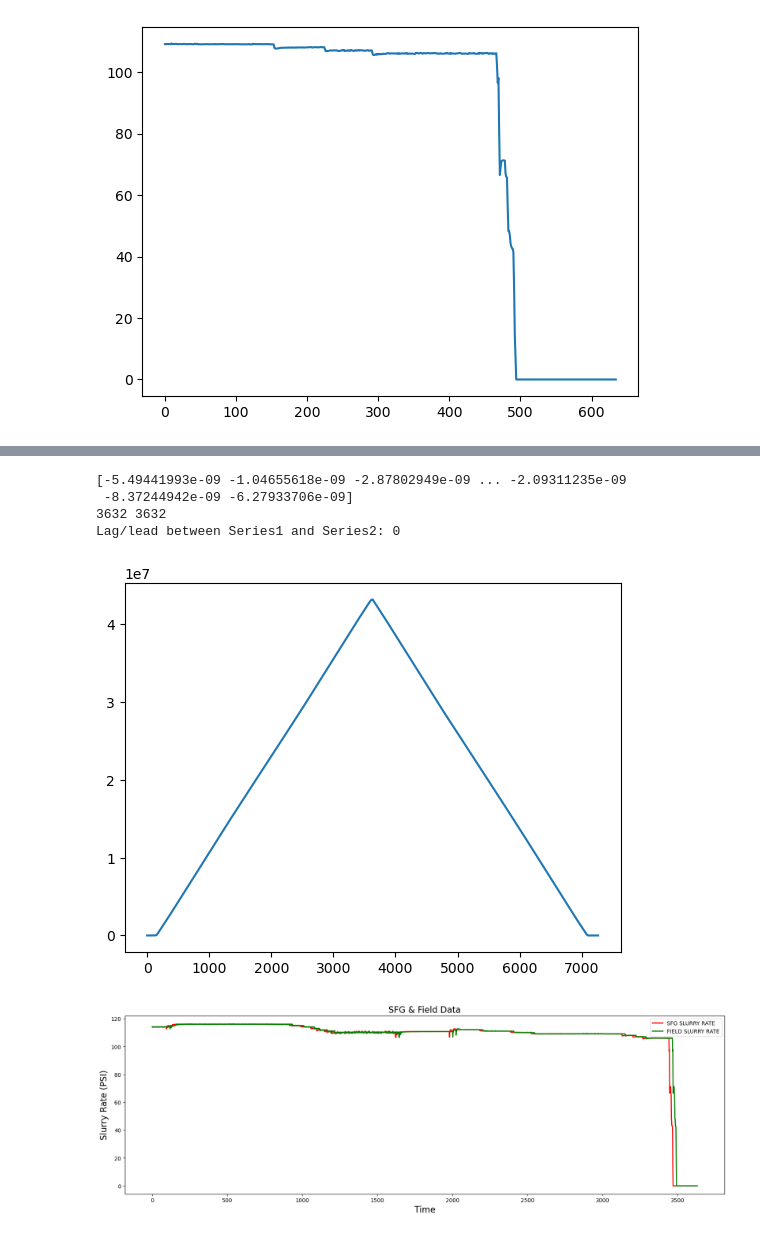
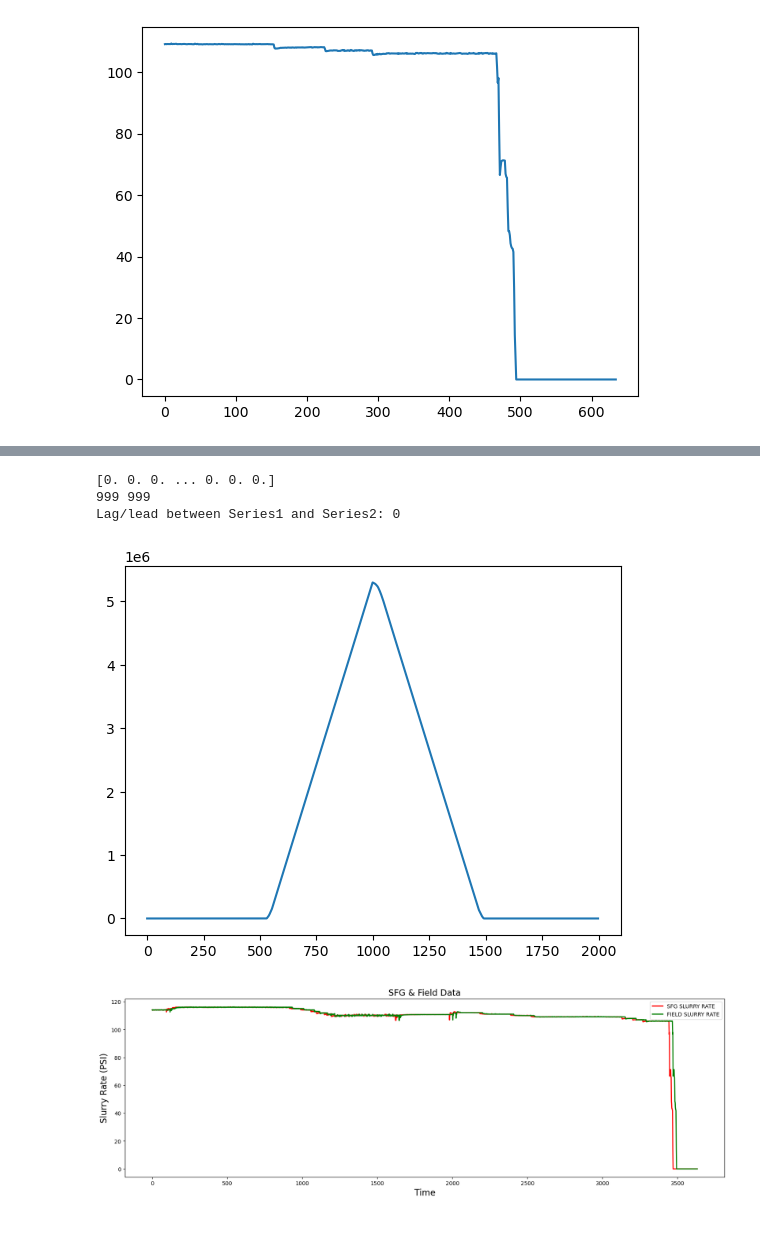
Before and after one commit to rivillasm/python_code, a Jupyter notebook: temp.ipynb, the cells around one changed output, grey strips where cells are left out. Drawn from its saved outputs; the diff is of its cells as text; code cells hidden in the pictures.

```diff
--- a/temp.ipynb
+++ b/temp.ipynb
@@ -211,3 +212,9 @@ def pad_series(series1, series2):
         series2 = pd.concat([series2, pd.Series([0] * (len1 - len2))], ignore_index=True)
 
     return series1, series2
+# %%
+#series1 = result_df_s
+#series2 = df_field_s
+padded_result_df_s, padded_df_field_s = pad_series(result_df_s, df_field_s)
+plt.plot(padded_result_df_s)
+plt.plot(padded_df_field_s)
@@ -312,17 +484,16 @@ print(np.argmax(ccf_ielts))
 # %%
-cross_corr = signal.correlate(result_df_s,df_field_s,mode='full')
+cross_corr = signal.correlate(padded_df_field_s,padded_result_df_s,mode='full')
 print(cross_corr)
 plt.plot(cross_corr)
 print(np.argmax(cross_corr),cross_corr.argmax())
 # Find lagging/leading value
-lag_lead = cross_corr.argmax() - (len(result_df_s) - 1)
+lag_lead = cross_corr.argmax() - (len(padded_df_field_s) - 1)
 print("Lag/lead between Series1 and Series2:", lag_lead)
 # %% [output]
-[-5.49441993e-09 -1.04655618e-09 -2.87802949e-09 ... -2.09311235e-09
- -8.37244942e-09 -6.27933706e-09]
-3632 3632
+[0. 0. 0. ... 0. 0. 0.]
+999 999
 Lag/lead between Series1 and Series2: 0
-[figure, old version]
+[figure, new version]
 # %%
 # Plotting Close Value Data
 plt.figure(figsize=(20,6))
```
Also changed, not shown: parts of 37 cells of this notebook.
